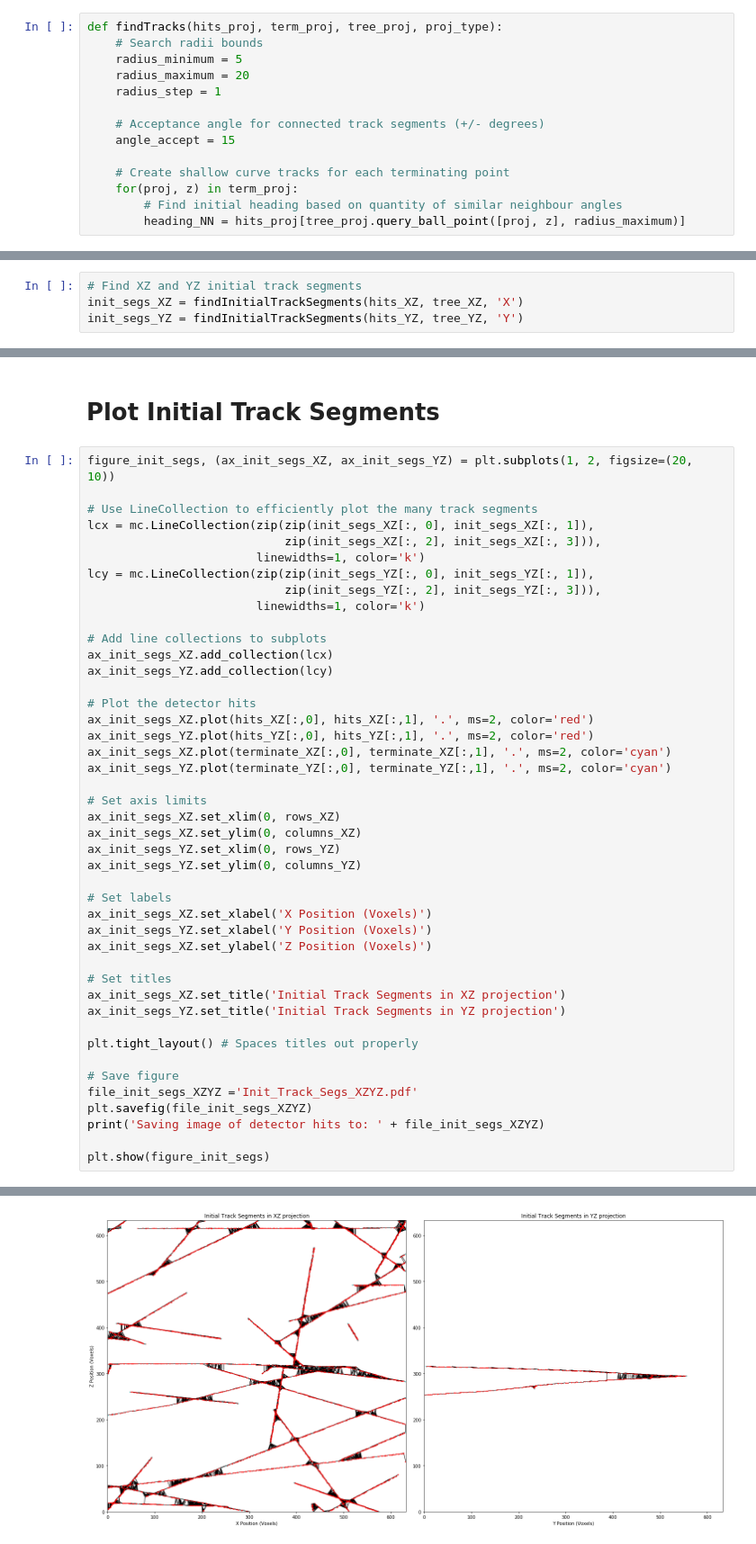
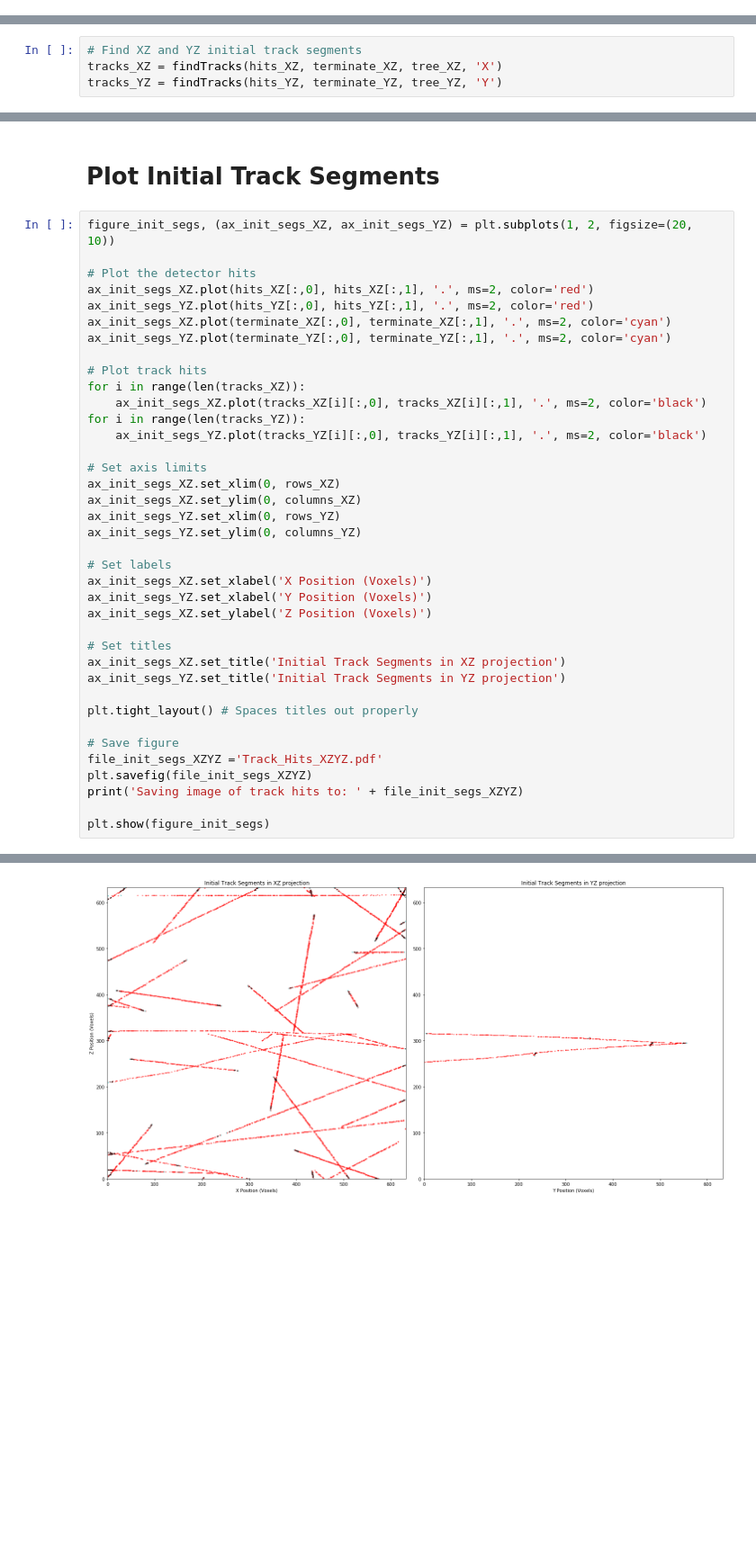
Before and after one commit to AndreiHanu/AdEPT-Cellular-Automata, a Jupyter notebook: AdEPT Gamma Ray Reconstruction.ipynb, the cells around one changed output, grey strips where cells are left out. Shown: that part at 90% size. Drawn from its saved outputs; the diff is of its cells as text; blank space fills up the shorter version.

Commit message:
Track points for initial heading being detected

```diff
--- a/AdEPT Gamma Ray Reconstruction.ipynb
+++ b/AdEPT Gamma Ray Reconstruction.ipynb
@@ -305,14 +299,0 @@ def calcSegmentAngleLength(segA):
-# %%
-def findTracks(hits_proj, term_proj, tree_proj, proj_type):
-    # Search radii bounds
-    radius_minimum = 5
-    radius_maximum = 20
-    radius_step = 1
-
-    # Acceptance angle for connected track segments (+/- degrees)
-    angle_accept = 15
-
-    # Create shallow curve tracks for each terminating point
-    for(proj, z) in term_proj:
-        # Find initial heading based on quantity of similar neighbour angles
-        heading_NN = hits_proj[tree_proj.query_ball_point([proj, z], radius_maximum)]
@@ -422,5 +369,5 @@ def findInitialTrackSegments(hits_proj, tree_proj, proj_type):
 # %%
 # Find XZ and YZ initial track segments
-init_segs_XZ = findInitialTrackSegments(hits_XZ, tree_XZ, 'X')
-init_segs_YZ = findInitialTrackSegments(hits_YZ, tree_YZ, 'Y')
+tracks_XZ = findTracks(hits_XZ, terminate_XZ, tree_XZ, 'X')
+tracks_YZ = findTracks(hits_YZ, terminate_YZ, tree_YZ, 'Y')
 # %% [output]
@@ -430,24 +377,18 @@ Initial YZ track segments: 1054
 # Plot Initial Track Segments
 # %%
 figure_init_segs, (ax_init_segs_XZ, ax_init_segs_YZ) = plt.subplots(1, 2, figsize=(20, 10))
-
-# Use LineCollection to efficiently plot the many track segments
-lcx = mc.LineCollection(zip(zip(init_segs_XZ[:, 0], init_segs_XZ[:, 1]),
-                            zip(init_segs_XZ[:, 2], init_segs_XZ[:, 3])),
-                        linewidths=1, color='k')
-lcy = mc.LineCollection(zip(zip(init_segs_YZ[:, 0], init_segs_YZ[:, 1]),
-                            zip(init_segs_YZ[:, 2], init_segs_YZ[:, 3])),
-                        linewidths=1, color='k')
-
-# Add line collections to subplots
-ax_init_segs_XZ.add_collection(lcx)
-ax_init_segs_YZ.add_collection(lcy)
 
 # Plot the detector hits
 ax_init_segs_XZ.plot(hits_XZ[:,0], hits_XZ[:,1], '.', ms=2, color='red')
 ax_init_segs_YZ.plot(hits_YZ[:,0], hits_YZ[:,1], '.', ms=2, color='red')
 ax_init_segs_XZ.plot(terminate_XZ[:,0], terminate_XZ[:,1], '.', ms=2, color='cyan')
 ax_init_segs_YZ.plot(terminate_YZ[:,0], terminate_YZ[:,1], '.', ms=2, color='cyan')
+
+# Plot track hits
+for i in range(len(tracks_XZ)):
+    ax_init_segs_XZ.plot(tracks_XZ[i][:,0], tracks_XZ[i][:,1], '.', ms=2, color='black')
+for i in range(len(tracks_YZ)):
+    ax_init_segs_YZ.plot(tracks_YZ[i][:,0], tracks_YZ[i][:,1], '.', ms=2, color='black')
 
 # Set axis limits
 ax_init_segs_XZ.set_xlim(0, rows_XZ)
@@ -467,9 +408,9 @@ ax_init_segs_YZ.set_title('Initial Track Segments in YZ projection')
 plt.tight_layout() # Spaces titles out properly
 
 # Save figure
-file_init_segs_XZYZ ='Init_Track_Segs_XZYZ.pdf'
+file_init_segs_XZYZ ='Track_Hits_XZYZ.pdf'
 plt.savefig(file_init_segs_XZYZ)
-print('Saving image of detector hits to: ' + file_init_segs_XZYZ)
+print('Saving image of track hits to: ' + file_init_segs_XZYZ)
 
 plt.show(figure_init_segs)
 # %% [output]
@@ -477 +418 @@ Saving image of detector hits to: Init_Track_Segs_XZYZ.pdf
-[figure, old version]
+[figure, new version]
```
Also changed, not shown: parts of 10 cells of this notebook, 12 other files.
